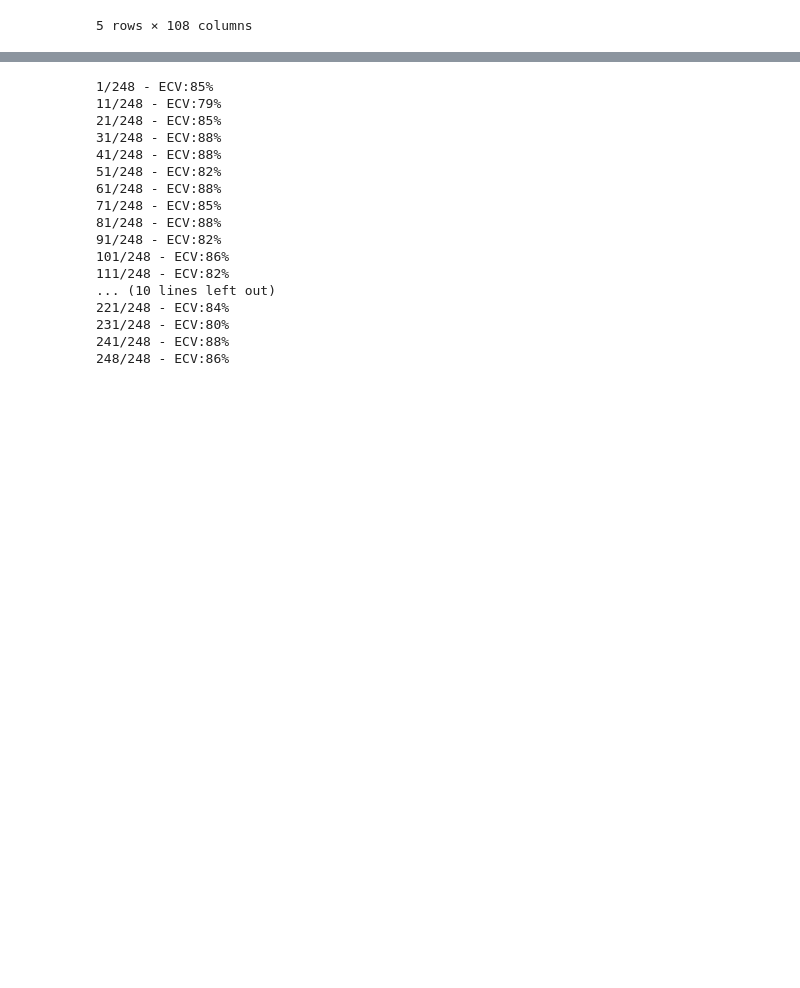
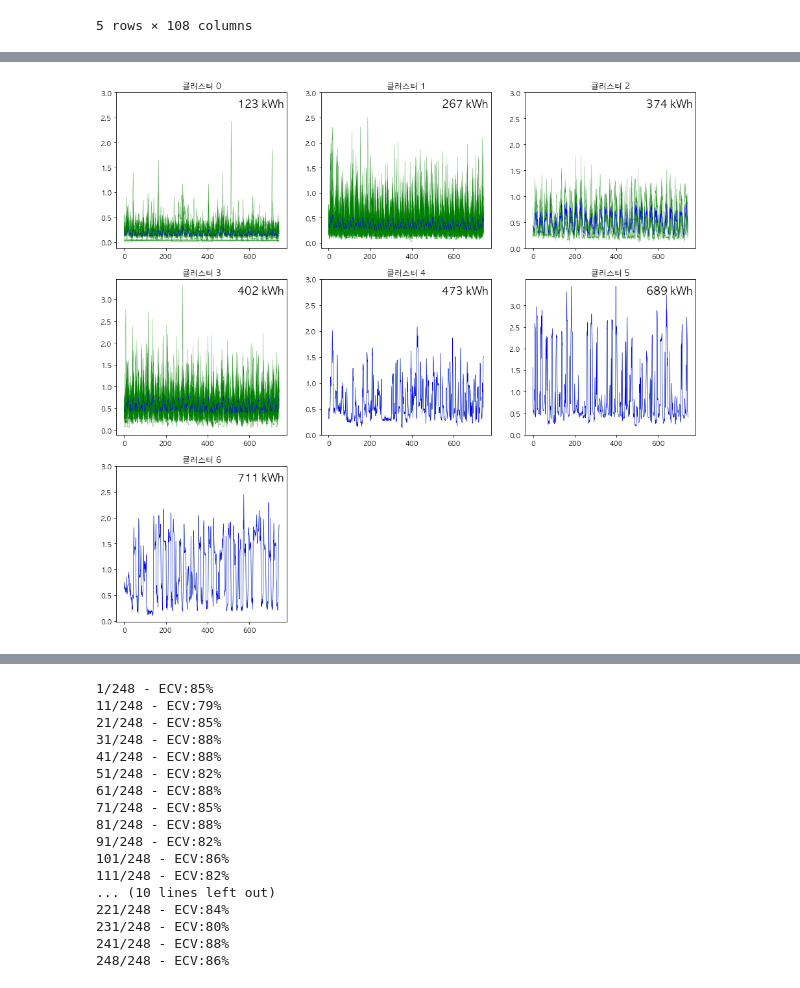
Before and after one commit to formegusto/distribution-public-fee, a Jupyter notebook: pt5.compare.ipynb, the cells around one changed output, grey strips where cells are left out. Cells and saved outputs as stored; diff of their text form; code cells hidden in the pictures; blank space fills up the shorter version.

Commit message:
update : TimeDivision KMeans, Compare With KMeans : 끝이 보인다 ㅠㅠㅠㅠㅠㅠㅠㅠ

```diff
--- a/pt5.compare.ipynb
+++ b/pt5.compare.ipynb
@@ -68,0 +71,13 @@ m_60_1.head()
+# %%
+from src import SavingFeedback
+
+sf = SavingFeedback(xlsx, _type="kmeans")
+tdsf = SavingFeedback(xlsx, _type="tdkmeans")
+
+sf.select_month(1)
+sf.kmeans_run()
+
+tdsf.select_month(1)
+tdsf.kmeans_run()
+
+clear_output(wait=True)
@@ -68,0 +102,4 @@ m_60_1.head()
+# %%
+sf.kmeans.draw_plot()
+# %% [output]
+[figure, added]
```
Also changed, not shown: parts of 14 cells of this notebook, 3 other files.
